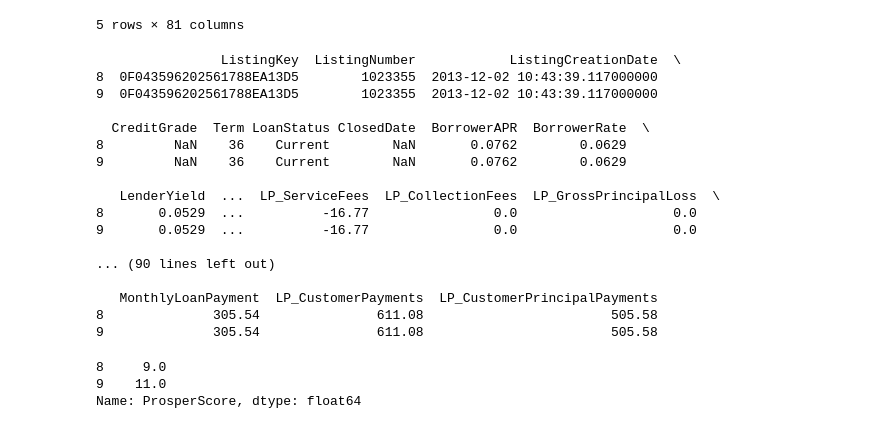
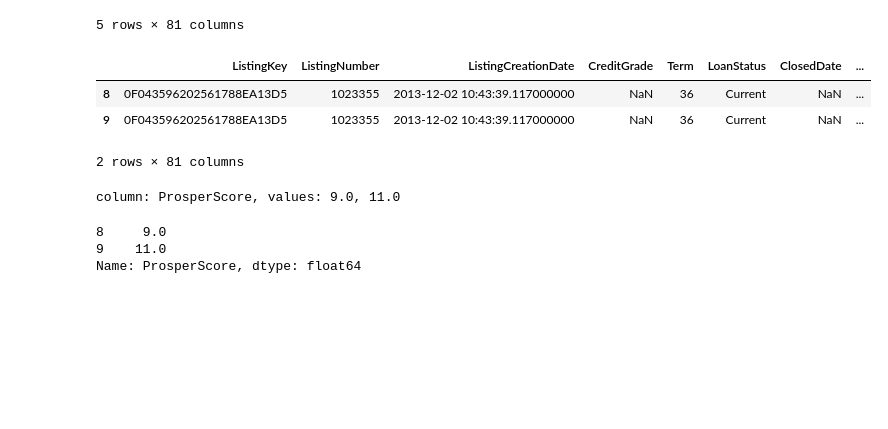
Before and after one commit to xiaohuach/UdacityProject-DataVisualization, a Jupyter notebook: Loan.ipynb, the cells around one changed output. Cells and saved outputs as stored; diff of their text form; code cells hidden in the pictures; blank space fills up the shorter version.

```diff
--- a/Loan.ipynb
+++ b/Loan.ipynb
@@ -90,27 +99,17 @@ df[df.LoanNumber.duplicated()].head()
 5 rows × 81 columns
 # %%
 dup_list1 = df[df.ListingNumber == 1023355]
-# %%
-print(dup_list1)
-print(dup_list1.iloc[:,10:30])
-print(dup_list1.iloc[:,30:50])
-print(dup_list1.iloc[:,50:70])
-# %% [output]
-                ListingKey  ListingNumber            ListingCreationDate  \
-8  0F043596202561788EA13D5        1023355  2013-12-02 10:43:39.117000000
-9  0F043596202561788EA13D5        1023355  2013-12-02 10:43:39.117000000
-
-  CreditGrade  Term LoanStatus ClosedDate  BorrowerAPR  BorrowerRate  \
-8         NaN    36    Current        NaN       0.0762        0.0629
-9         NaN    36    Current        NaN       0.0762        0.0629
-
-   LenderYield  ...  LP_ServiceFees  LP_CollectionFees  LP_GrossPrincipalLoss  \
-8       0.0529  ...          -16.77                0.0                    0.0
-9       0.0529  ...          -16.77                0.0                    0.0
-
-... (90 lines left out)
-
-   MonthlyLoanPayment  LP_CustomerPayments  LP_CustomerPrincipalPayments
-8              305.54               611.08                        505.58
-9              305.54               611.08                        505.58
+# %%
+dup_list1
+# %% [output]
+|  | ListingKey | ListingNumber | ListingCreationDate | CreditGrade | Term | LoanStatus | ClosedDate | ... |
+| 8 | 0F043596202561788EA13D5 | 1023355 | 2013-12-02 10:43:39.117000000 | NaN | 36 | Current | NaN | ... |
+| 9 | 0F043596202561788EA13D5 | 1023355 | 2013-12-02 10:43:39.117000000 | NaN | 36 | Current | NaN | ... |
+2 rows × 81 columns
+# %%
+for c in dup_list1.columns:
+    if  (pd.isna(dup_list1[c][8]) == False) & (dup_list1[c][8]!=dup_list1[c][9]):
+        print('column: {}, values: {}, {}'.format( c, dup_list1[c][8],dup_list1[c][9] ))
+# %% [output]
+column: ProsperScore, values: 9.0, 11.0
 # %%
```
Also changed, not shown: parts of 19 cells of this notebook, 1 other file.
